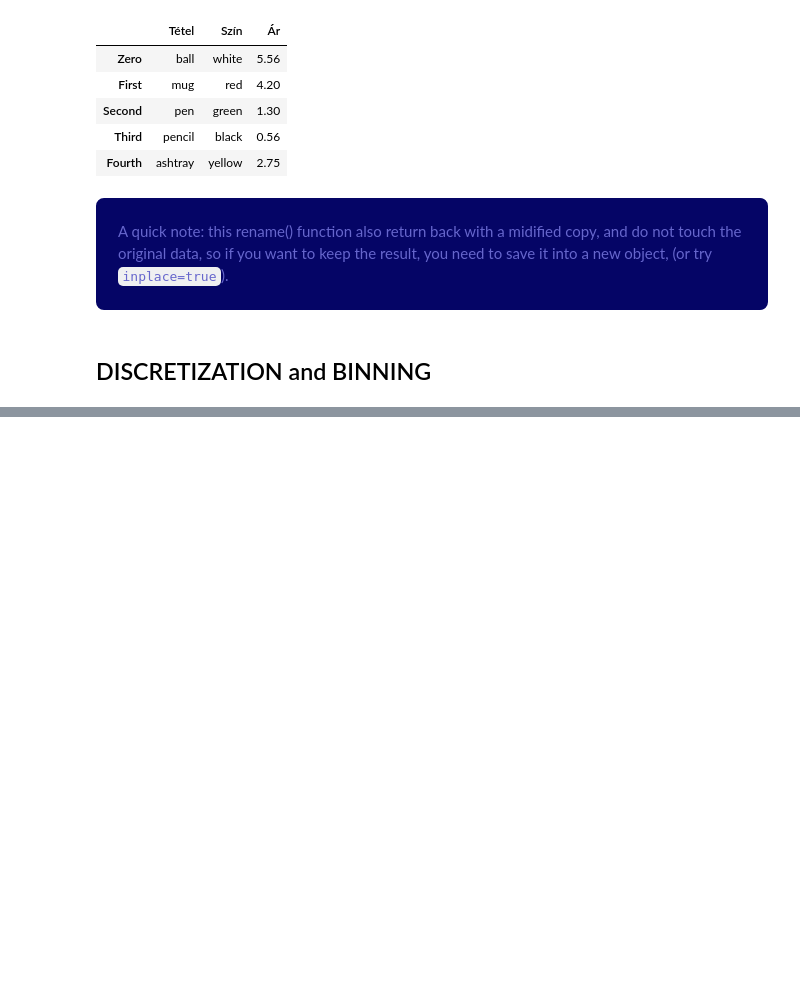
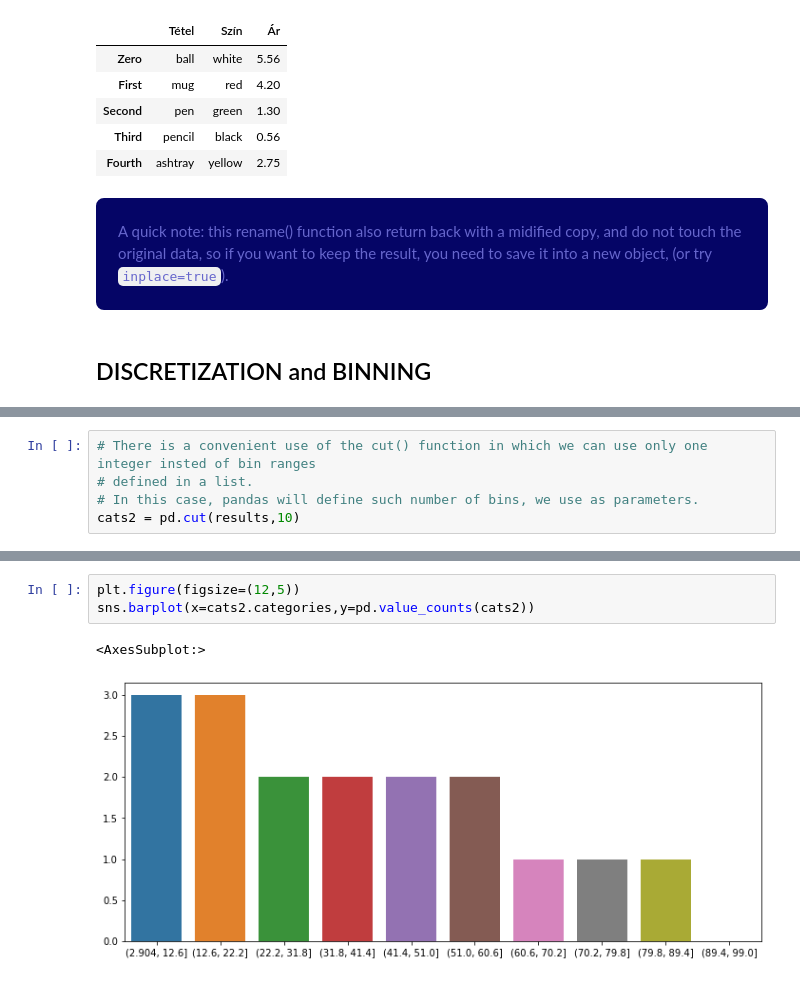
Before and after one commit to steingartpeter/ANACONDA, a Jupyter notebook: MYSQL_PANDAS_MERGE.ipynb, the cells around one changed output, grey strips where cells are left out. Saved outputs shown, nothing was run; the diff lists cells and outputs as text; blank space fills up the shorter version.

```diff
--- a/MYSQL_PANDAS_MERGE.ipynb
+++ b/MYSQL_PANDAS_MERGE.ipynb
@@ -469,0 +531,5 @@ so if you want to keep the result, you need to save it into a new object, (or tr
+# %%
+# There is a convenient use of the cut() function in which we can use only one integer insted of bin ranges
+# defined in a list.
+# In this case, pandas will define such number of bins, we use as parameters.
+cats2 = pd.cut(results,10)
@@ -469,0 +542,6 @@ so if you want to keep the result, you need to save it into a new object, (or tr
+# %%
+plt.figure(figsize=(12,5))
+sns.barplot(x=cats2.categories,y=pd.value_counts(cats2))
+# %% [output]
+<AxesSubplot:>
+[figure, added]
```
Also changed, not shown: parts of 11 cells of this notebook.
